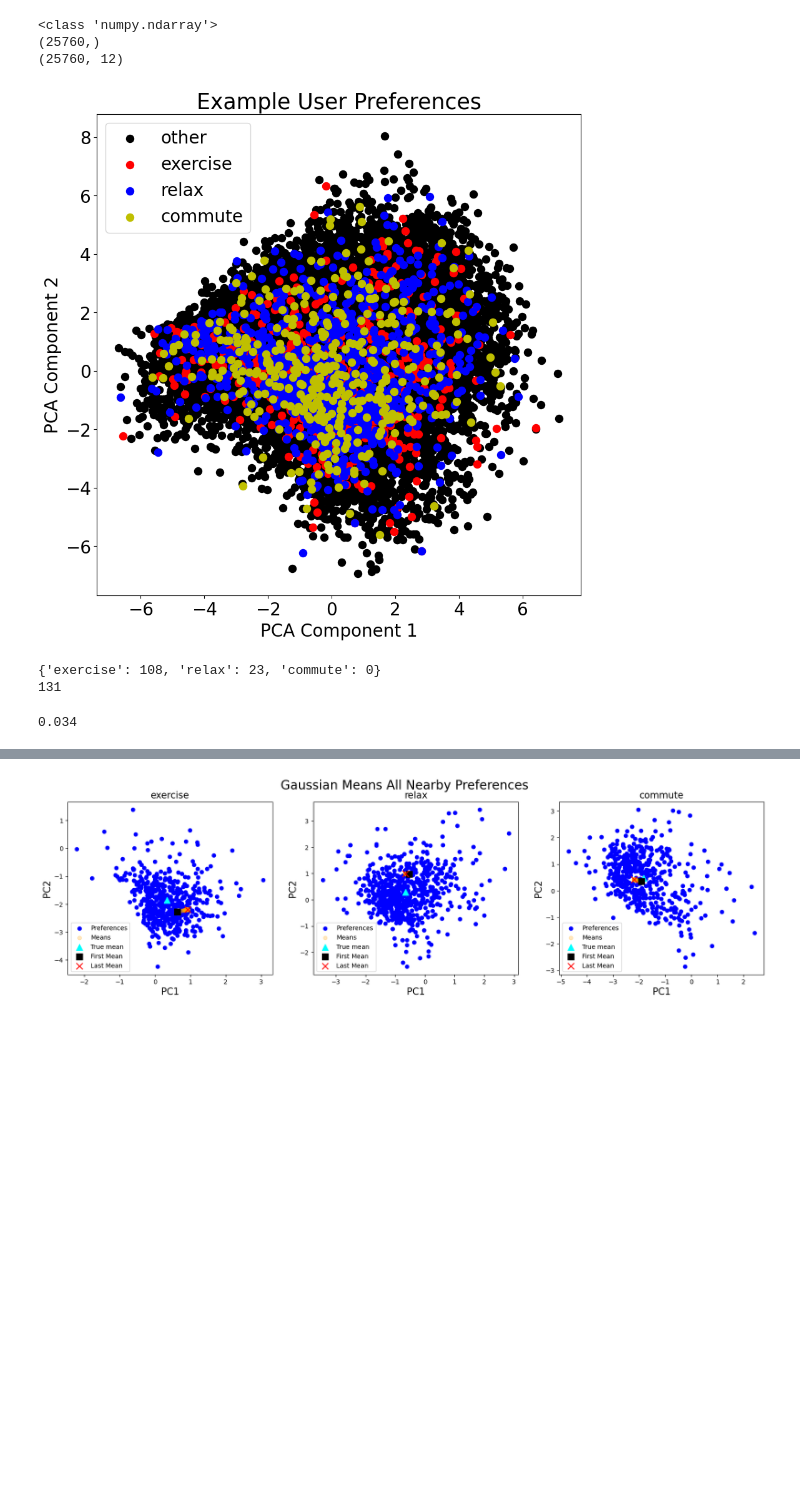
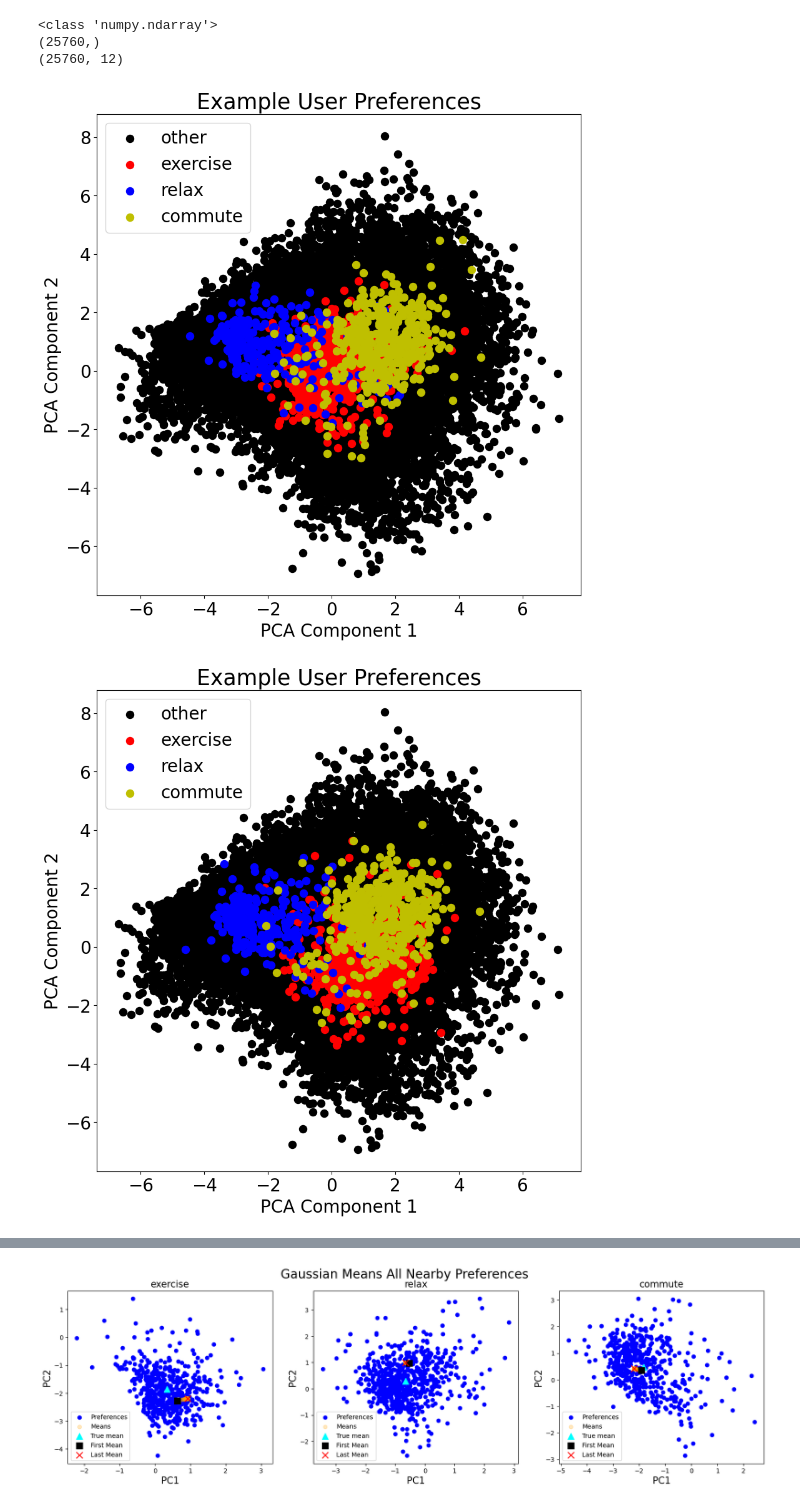
Before and after one commit to EliasLMann/contextRec, a Jupyter notebook: no_auto_recommend.ipynb, the cells around one changed output, grey strips where cells are left out. Saved outputs shown, nothing was run; the diff lists cells and outputs as text; code cells hidden in the pictures; blank space fills up the shorter version.

```diff
--- a/no_auto_recommend.ipynb
+++ b/no_auto_recommend.ipynb
@@ -369,12 +367,13 @@ centroids.shape
 # %%
 #define user object
 class User:
-    def __init__(self, user_id, exercise_preferences, relax_preferences, commute_preferences):
+    def __init__(self, user_id, exercise_preferences, relax_preferences, commute_preferences, original_centroids):
         self.user_id = user_id
         self.exercise_preferences = exercise_preferences
         self.relax_preferences = relax_preferences
         self.commute_preferences = commute_preferences
         self.preferences = {'exercise': exercise_preferences, 'relax': relax_preferences, 'commute': commute_preferences}
+        self.original_centroids = original_centroids
 
     def get_user_id(self):
         return self.user_id
@@ -498,7 +497,7 @@ def create_users(num_users = 3, randomness_percent = 0.1, centroid_radius = 1, r
         commute_preferences = ids[commute_index]
 
         #create a user object
-        user = User(user, exercise_preferences, relax_preferences, commute_preferences)
+        user = User(user, exercise_preferences, relax_preferences, commute_preferences, {'exercise': exercise_centroid, 'relax': relax_centroid, 'commute': commute_centroid})
         user_list.append(user)
 
     return user_list
@@ -545,11 +544,13 @@ def visualize_user_preferences(user, pca_components=2):
     plt.legend(fontsize=20, loc='upper left')
     plt.show()
 # %%
-users_data = create_users(num_users=3, randomness_percent=1, centroid_radius=1, random_radius=None)
+users_data = create_users(num_users=2, randomness_percent=.2, centroid_radius=1, random_radius=2)
-# %%
-visualize_user_preferences(users_data[2])
-# %% [output]
-[figure, removed]
+# %%
+visualize_user_preferences(users_data[0])
+visualize_user_preferences(users_data[1])
+# %% [output]
+[figure, added]
+[figure, added]
 # %%
 num_activities = 3
 
@@ -731,11 +726,0 @@ num_correct, models, means = simulate_gmm(g_model=gaussians, user=users_data[2],
-# %%
-print(num_correct)
-#print the sum of num_correct
-print(sum(num_correct.values()))
-# %% [output]
-{'exercise': 108, 'relax': 23, 'commute': 0}
-131
-# %%
-34/1000
-# %% [output]
-0.034
```
Also changed, not shown: parts of 9 cells of this notebook.
